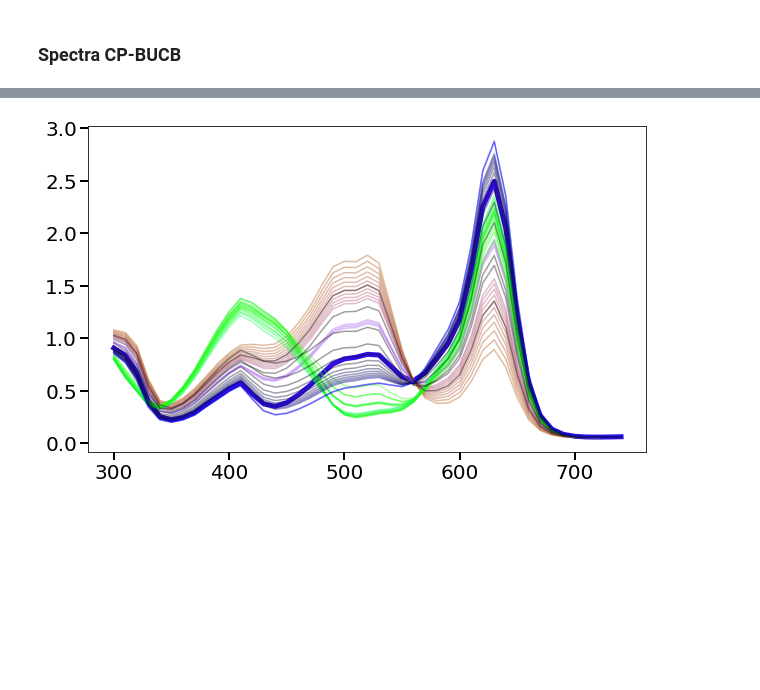
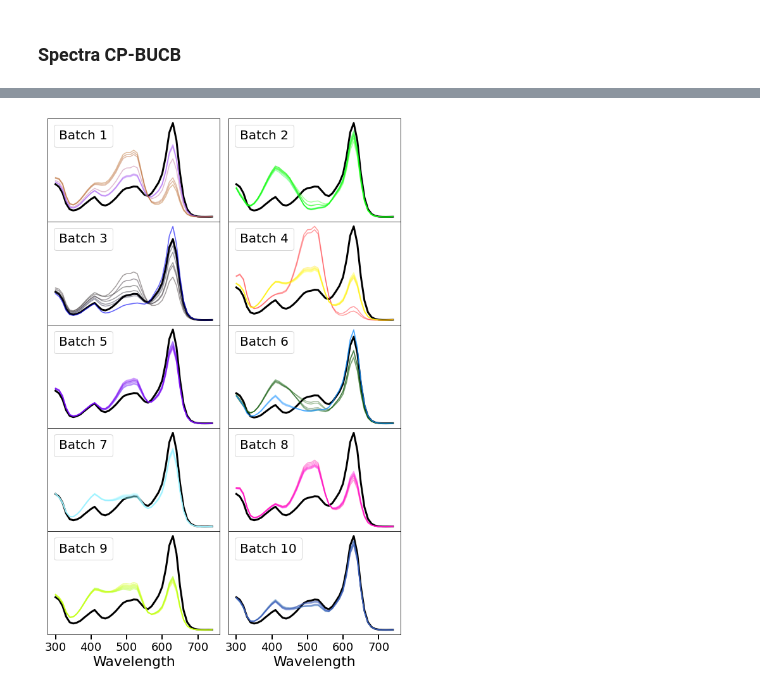
Before and after one commit to REAL-Pipetting/REinforced-Automaton-Learning-REAL-Pipetting, a Jupyter notebook: rlp/UCB/GP_BUCB_Example.ipynb, the cells around one changed output, grey strips where cells are left out. Cells and saved outputs as stored; diff of their text form; code cells hidden in the pictures; blank space fills up the shorter version.

```diff
--- a/rlp/UCB/GP_BUCB_Example.ipynb
+++ b/rlp/UCB/GP_BUCB_Example.ipynb
@@ -464,11 +461,12 @@ ax.scatter([x[0] for x in Recs], [x[1] for x in Recs], agent.Y, c='r',
 ### Spectra CP-BUCB
 # %%
 # spectra toy model
-batch_size = 15
+batch_size = 8
 env = Environment(target, RED, GREEN, BLUE)
 agent = ucb.BatchGPUCB(batch_size, param_space, env)
 # training loop
-for i in range(3):
+epochs = 10
+for i in range(epochs):
     agent.learn()
 # %%
 Recs = np.array(agent.X).squeeze().reshape(-1, 3)
@@ -478,13 +476,11 @@ Recs.shape
 # %%
-def plot_batch(Recomendations):
-    cm = plt.cm.viridis
-    ncols=3
-    fig, ax = plt.subplots(figsize=(10,6))
+def plot_batch(Recomendations, epoch):
+    fig, ax = plt.subplots(figsize=(6,4))
     fontsize = 16
 
     total_time_steps = Recomendations.shape[0]
 
-    plt.plot(wavelength, target, '-', c=target_action, linewidth=5, label="Target")
+    plt.plot(wavelength, target, 'k-', linewidth=5, label="Target")
 
     for i in range(total_time_steps):
         action =  Recomendations[i]
@@ -495,12 +491,56 @@ def plot_batch(Recomendations):
 
     plt.xticks(fontsize=fontsize+4)
     plt.yticks(fontsize=fontsize+4)
+    plt.title(f"Epoch {epoch}", fontsize=20)
 
     ax.tick_params(direction='out', width=2, length=8)
     ax.tick_params(direction='out', which='minor', width=1, length=5)
 
     plt.show()
-
-plot_batch(Recs)
-# %% [output]
-[figure, removed]
+# %%
+def plot_batch_stack(Recomendations, batch_size, epochs):
+
+    nrows = epochs//2
+    fig, axes = plt.subplots(figsize=(10,15), nrows=nrows, ncols=2)
+    fontsize = 16
+
+    total_steps = Recomendations.shape[0]
+
+    # formatting loop
+    for i, ax in enumerate(axes.flatten()):
+        # ticks
+        ax.tick_params(direction='out', width=2, length=8)
+        ax.tick_params(direction='out', which='minor', width=1, length=5)
+        ax.set_yticks([])
+
+        if i in [epochs-2, epochs-1]:
+            ax.set_xticks(np.arange(300, 701, 100))
+            ax.tick_params(axis='x', labelsize=fontsize+2)
+            ax.set_xlabel("Wavelength", fontsize=fontsize+6)
+        else:
+            ax.set_xticks([])
+
+    # actually plotting loop
+    for i, ax in enumerate(axes.flatten()):
+        # target
+        ax.plot(wavelength, target, 'k-', linewidth=3, label="Target")
+        # get batch
+        batch = i
+        base = i*batch_size
+        subset = Recs[base : base + batch_size]
+        for action in subset:
+            low_action = add_systematic_low_to_actions(action)
+            ax.plot(wavelength, spectra_from_conc(low_action, RED, GREEN, BLUE), '-',
+                 c=action, alpha=0.4)
+        # setting legend as batch label
+        legend = ax.legend([f'Batch {i+1}'], fontsize=fontsize+4, handlelength=0,
+                           handletextpad=0, fancybox=True,)
+        for item in legend.legendHandles:
+            item.set_visible(False)
+
+    plt.subplots_adjust(hspace=0.0, wspace=0.05)
+    plt.show()
+
+plot_batch_stack(Recs, batch_size, epochs)
+# %% [output]
+[figure, added]
```
Also changed, not shown: parts of 5 cells of this notebook.
